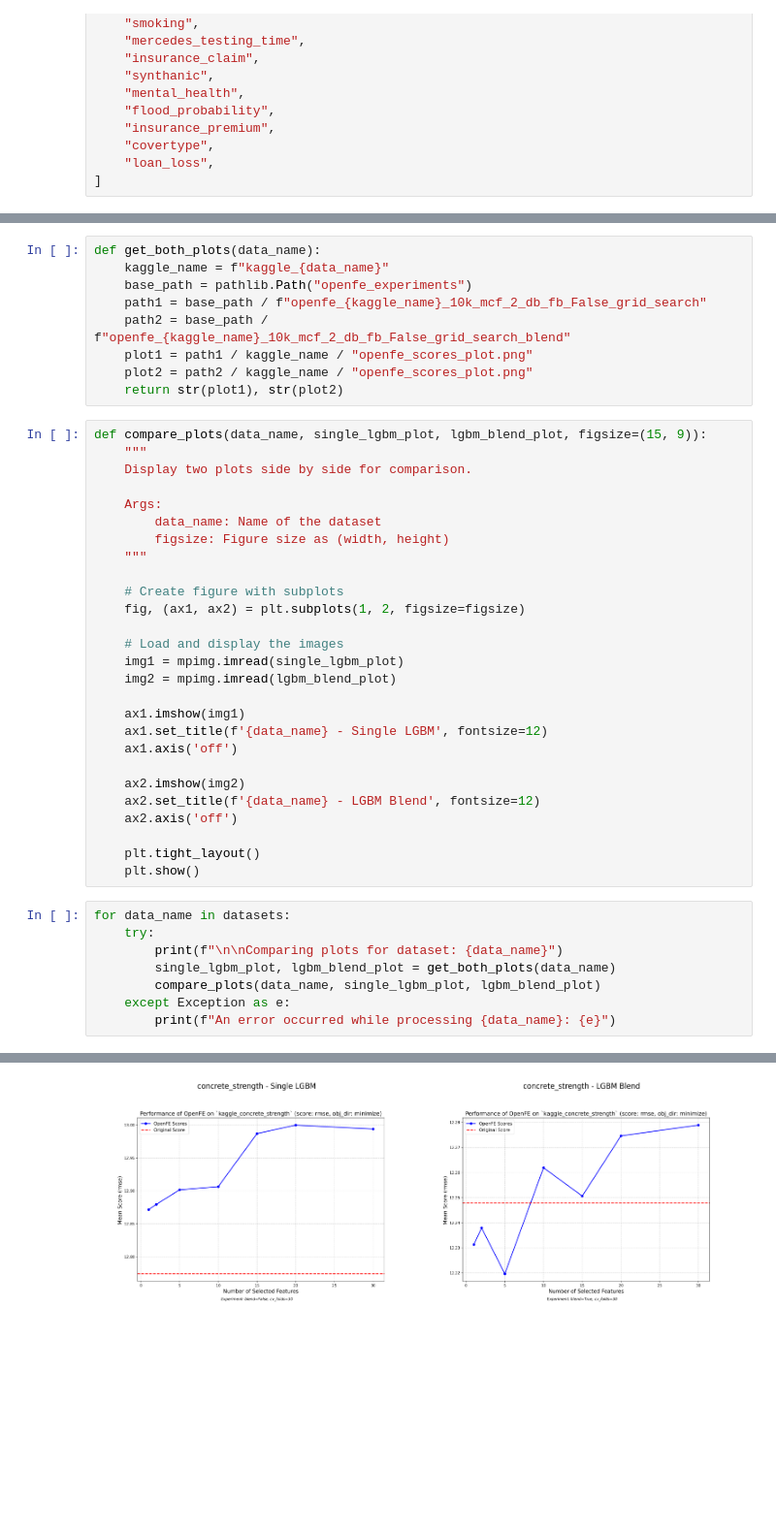
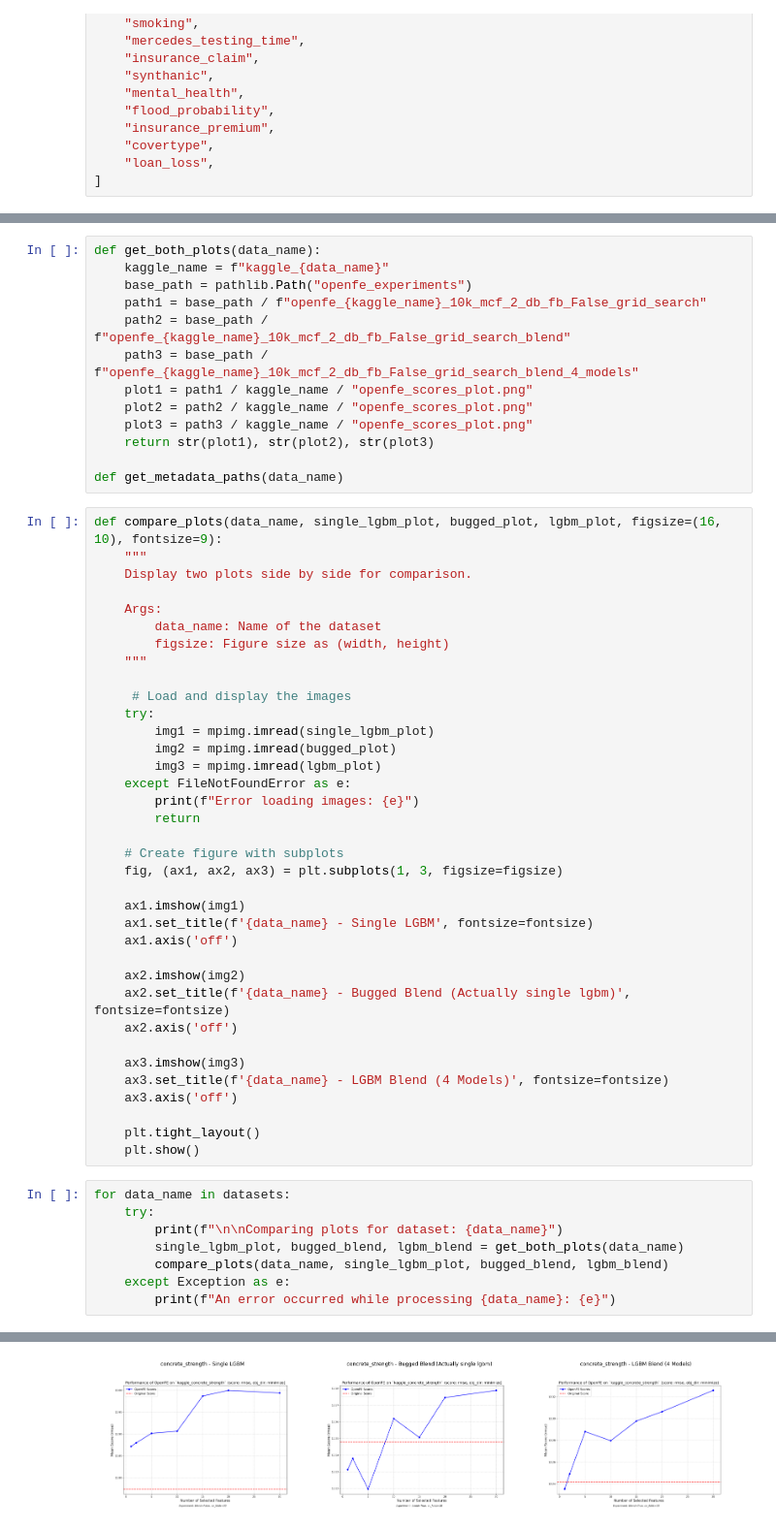
Before and after one commit to paris-saclay-cds/ramp-autods, a Jupyter notebook: compare_blend_resutls.ipynb, the cells around one changed output, grey strips where cells are left out. Shown at 97% size. Saved outputs shown, nothing was run; the diff lists cells and outputs as text; blank space fills up the shorter version.

Commit message:
Add new blend results

```diff
--- a/compare_blend_resutls.ipynb
+++ b/compare_blend_resutls.ipynb
@@ -83,11 +48,15 @@ def get_both_plots(data_name):
     base_path = pathlib.Path("openfe_experiments")
     path1 = base_path / f"openfe_{kaggle_name}_10k_mcf_2_db_fb_False_grid_search"
     path2 = base_path / f"openfe_{kaggle_name}_10k_mcf_2_db_fb_False_grid_search_blend"
+    path3 = base_path / f"openfe_{kaggle_name}_10k_mcf_2_db_fb_False_grid_search_blend_4_models"
     plot1 = path1 / kaggle_name / "openfe_scores_plot.png"
     plot2 = path2 / kaggle_name / "openfe_scores_plot.png"
-    return str(plot1), str(plot2)
+    plot3 = path3 / kaggle_name / "openfe_scores_plot.png"
+    return str(plot1), str(plot2), str(plot3)
+
+def get_metadata_paths(data_name)
 # %%
-def compare_plots(data_name, single_lgbm_plot, lgbm_blend_plot, figsize=(15, 9)):
+def compare_plots(data_name, single_lgbm_plot, bugged_plot, lgbm_plot, figsize=(16, 10), fontsize=9):
     """
     Display two plots side by side for comparison.
 
@@ -96,32 +65,41 @@ def compare_plots(data_name, single_lgbm_plot, lgbm_blend_plot, figsize=(15, 9))
         figsize: Figure size as (width, height)
     """
 
+     # Load and display the images
+    try:
+        img1 = mpimg.imread(single_lgbm_plot)
+        img2 = mpimg.imread(bugged_plot)
+        img3 = mpimg.imread(lgbm_plot)
+    except FileNotFoundError as e:
+        print(f"Error loading images: {e}")
+        return
+
     # Create figure with subplots
-    fig, (ax1, ax2) = plt.subplots(1, 2, figsize=figsize)
-
-    # Load and display the images
-    img1 = mpimg.imread(single_lgbm_plot)
-    img2 = mpimg.imread(lgbm_blend_plot)
+    fig, (ax1, ax2, ax3) = plt.subplots(1, 3, figsize=figsize)
 
     ax1.imshow(img1)
-    ax1.set_title(f'{data_name} - Single LGBM', fontsize=12)
+    ax1.set_title(f'{data_name} - Single LGBM', fontsize=fontsize)
     ax1.axis('off')
 
     ax2.imshow(img2)
-    ax2.set_title(f'{data_name} - LGBM Blend', fontsize=12)
+    ax2.set_title(f'{data_name} - Bugged Blend (Actually single lgbm)', fontsize=fontsize)
     ax2.axis('off')
+
+    ax3.imshow(img3)
+    ax3.set_title(f'{data_name} - LGBM Blend (4 Models)', fontsize=fontsize)
+    ax3.axis('off')
 
     plt.tight_layout()
     plt.show()
 # %%
 for data_name in datasets:
     try:
         print(f"\n\nComparing plots for dataset: {data_name}")
-        single_lgbm_plot, lgbm_blend_plot = get_both_plots(data_name)
-        compare_plots(data_name, single_lgbm_plot, lgbm_blend_plot)
+        single_lgbm_plot, bugged_blend, lgbm_blend = get_both_plots(data_name)
+        compare_plots(data_name, single_lgbm_plot, bugged_blend, lgbm_blend)
     except Exception as e:
         print(f"An error occurred while processing {data_name}: {e}")
 # %% [output]
 Comparing plots for dataset: concrete_strength
-[figure, old version]
+[figure, new version]
 Comparing plots for dataset: rainfall
```
Also changed, not shown: parts of 4 cells of this notebook.
